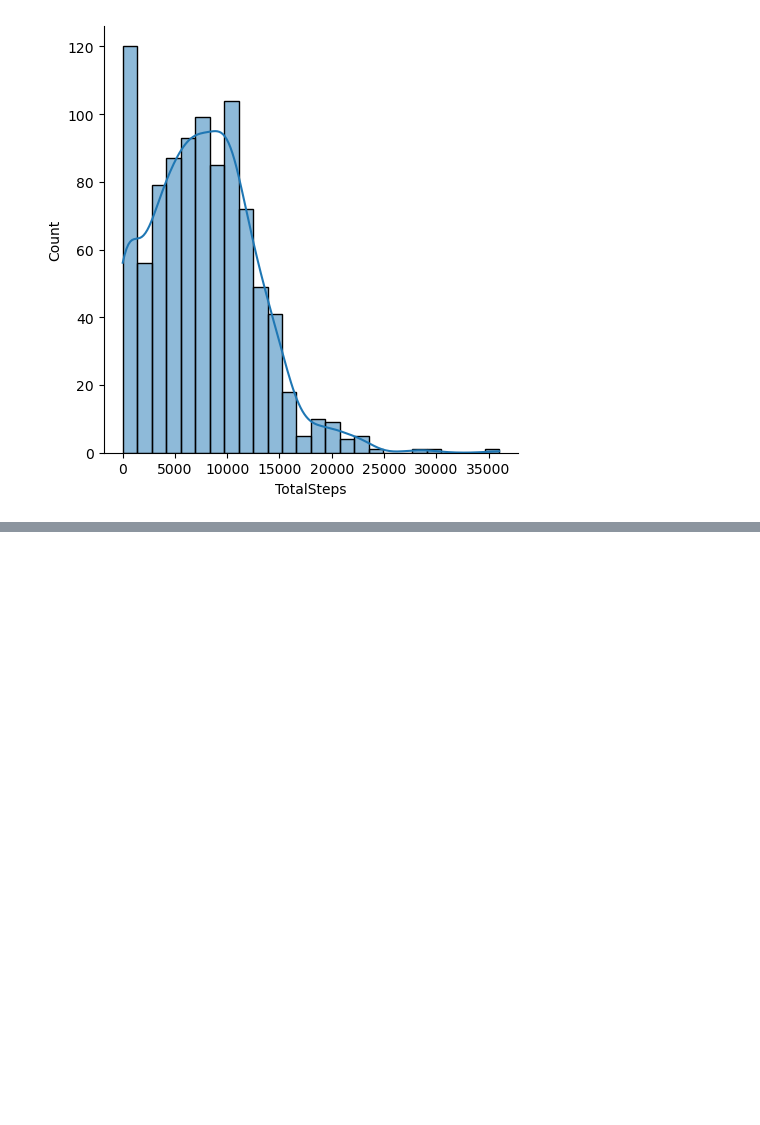
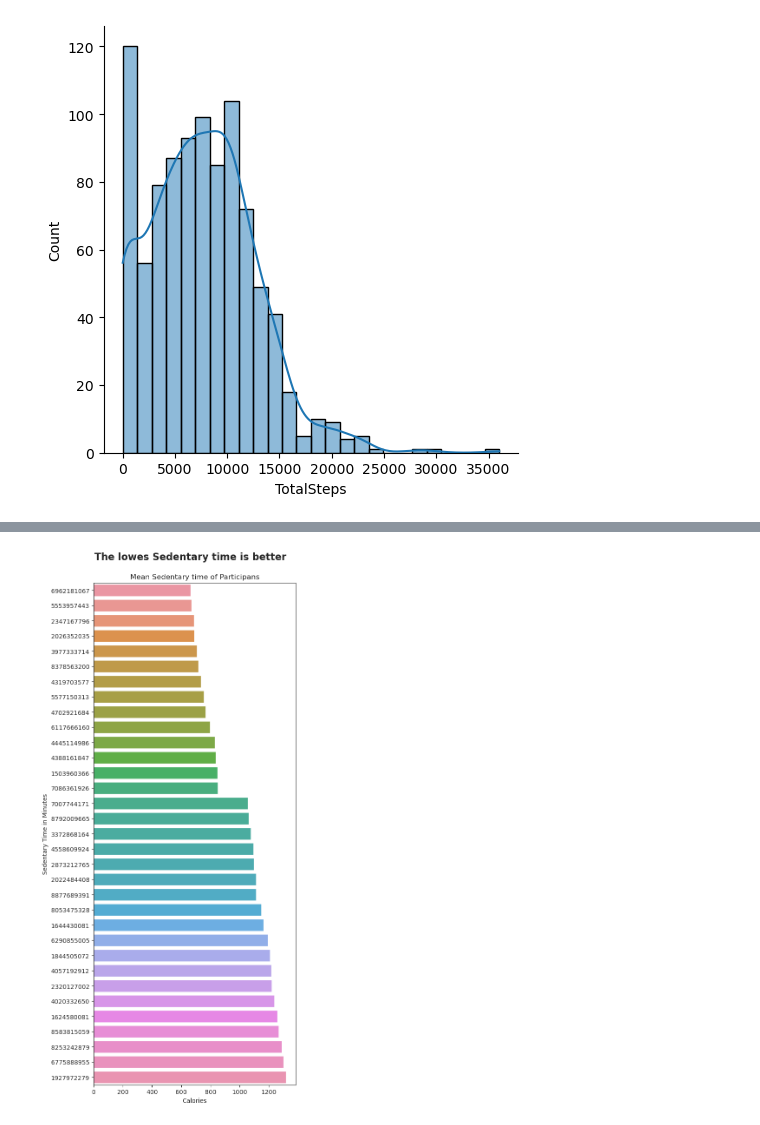
Before and after one commit to Ricardod671/Bellabeat-EDA, a Jupyter notebook: notebook/0.1-RCD-EDA.ipynb, the cells around one changed output, grey strips where cells are left out. Saved outputs shown, nothing was run; the diff lists cells and outputs as text; code cells hidden in the pictures; blank space fills up the shorter version.

```diff
--- a/notebook/0.1-RCD-EDA.ipynb
+++ b/notebook/0.1-RCD-EDA.ipynb
@@ -135,0 +194,15 @@ plt.show()
+# %%
+# this logic is for get and order list of the mean of calories in every id
+sedentary_minutes=daily_activity[["Id","SedentaryMinutes"]].groupby("Id").mean().reset_index().sort_values('SedentaryMinutes',ascending=False)
+# Initialize the matpltlib figure
+f,ax = plt.subplots(figsize=(6,15))
+# plot the TotalCalories
+graph=sns.barplot(x="SedentaryMinutes",y="Id",data=sedentary_minutes,orient='h',order=sedentary_minutes.sort_values('SedentaryMinutes',ascending=True).Id)
+# labels
+graph.set(xlabel='Calories',ylabel='Sedentary Time in Minutes',title='Mean Sedentary time of Participans')
+# givin a interesting text
+plt.text(x=4.7, y=-2, s='The lowes Sedentary time is better ', fontsize=16, weight='bold')
+# plot the graph
+plt.show()
+# %% [output]
+[figure, added]
```
Also changed, not shown: parts of 9 cells of this notebook.
